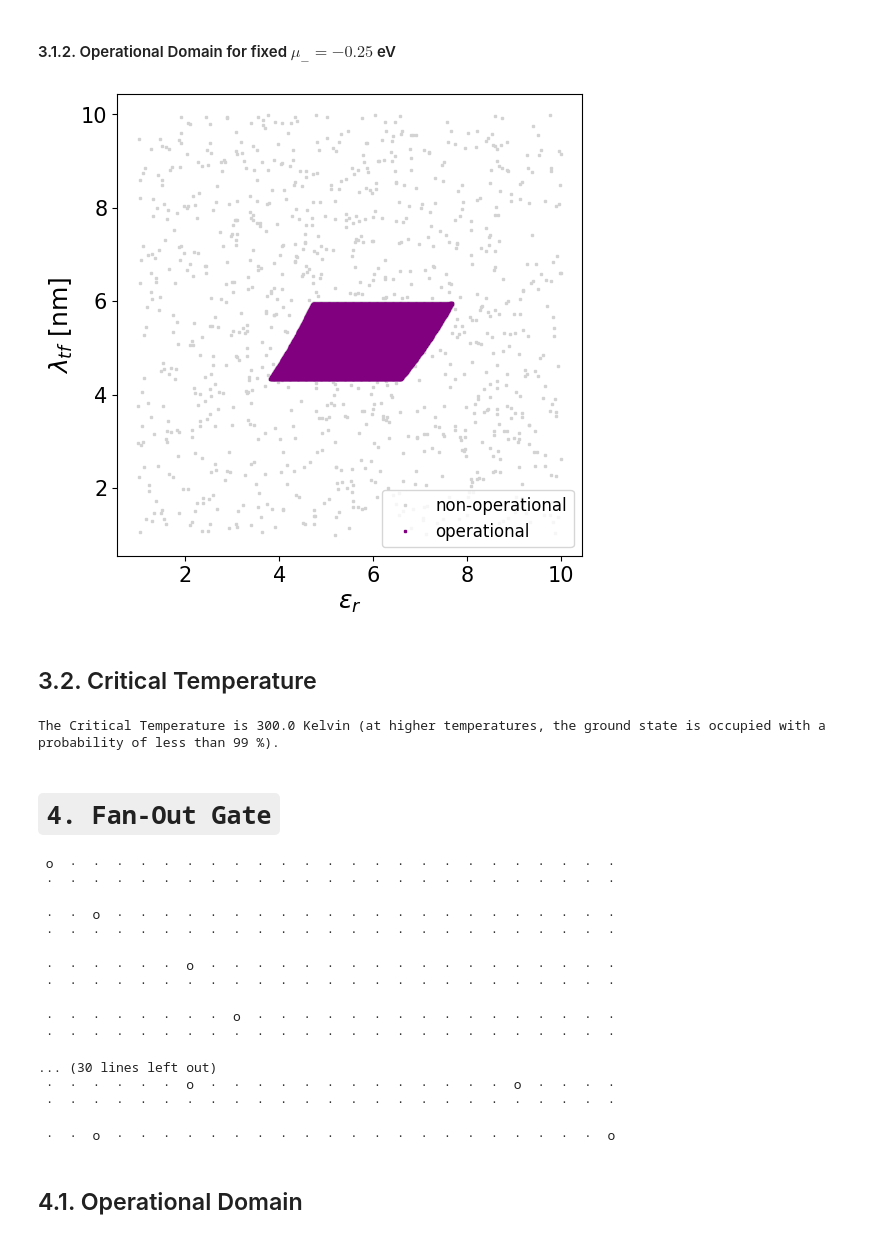
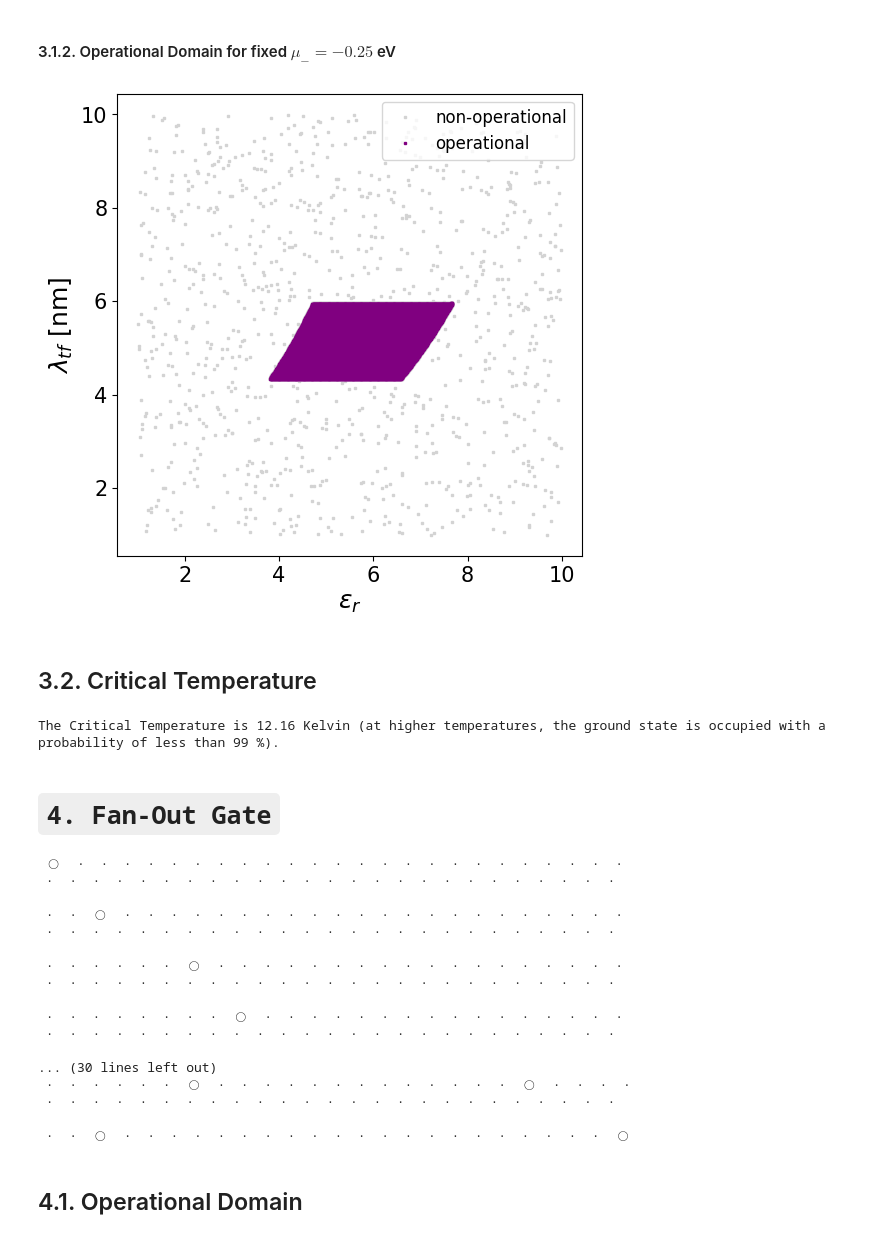
Before and after one commit to cda-tum/mnt-sidb-technology-demo, a Jupyter notebook: notebooks/sidb_gate_designs_and_analysis.ipynb, the cells around one changed output. Cells and saved outputs as stored; diff of their text form; code cells hidden in the pictures.

```diff
--- a/notebooks/sidb_gate_designs_and_analysis.ipynb
+++ b/notebooks/sidb_gate_designs_and_analysis.ipynb
@@ -154,11 +154,8 @@ physical_parameters.base = 2;
 physical_parameters.epsilon_r = 5.6
 physical_parameters.lambda_tf = 5.0 # (nm)
 physical_parameters.mu_minus = -0.25 # (eV) (energy threshold to change the charge state of a negatively charged SiDB to a neutrally charged SiDB)
-physical_parameters.lat_a = 3.84 # (Å)
-physical_parameters.lat_b = 7.68 # (Å)
-physical_parameters.lat_c = 2.25 # (Å)
 quickexact_parameter = quickexact_params()
-quickexact_parameter.physical_parameters = physical_parameters
+quickexact_parameter.simulation_parameters = physical_parameters
 # %% [markdown]
 <a id='and_simulation_00'></a>
 ## 1.1 Charge Distribution for Input 00
@@ -470,7 +464,7 @@ print_operational_domain_lambda_mu(opdom)
 #### 2.1.2. Operational Domain for fixed $\mu_{-} = -0.25$ eV
 # %%
 opdom_params_epsilon_lambda = operational_domain_params()
-opdom_params_epsilon_lambda.sim_params = physical_parameters
+opdom_params_epsilon_lambda.simulation_parameters = physical_parameters
 opdom_params_epsilon_lambda.x_dimension = sweep_parameter.EPSILON_R
 opdom_params_epsilon_lambda.y_dimension = sweep_parameter.LAMBDA_TF
 opdom_params_epsilon_lambda.x_min = 1
@@ -480,6 +474,6 @@ opdom_params_epsilon_lambda.y_min = 1
 opdom_params_epsilon_lambda.y_max = 10
 opdom_params_epsilon_lambda.y_step = 0.01
 
-opdom = operational_domain_flood_fill(charge_distribution_surface(wire_gate), [create_id_tt()], 1000, opdom_params_epsilon_lambda)
+opdom = operational_domain_flood_fill(charge_distribution_surface_100(wire_gate), [create_id_tt()], 1000, opdom_params_epsilon_lambda)
 print_operational_domain_epsilon_lambda(opdom)
 # %% [output]
@@ -503,6 +494,6 @@ The Critical Temperature is 300.0 Kelvin (at higher temperatures, the ground sta
 # ``3. OR Gate``
 # %%
 # we also provide a function to read in sqd-files
-or_gate = read_sqd_layout('../sidb_gates/sqd/or_v0.sqd')
+or_gate = read_sqd_layout_100('../sidb_gates/sqd/or_v0.sqd')
 print(or_gate)
 # %% [output]
@@ -538,49 +529,46 @@ print_operational_domain_lambda_mu(opdom)
 <a id='or_operational_domain_fixed_mu'></a>
 #### 3.1.2. Operational Domain for fixed $\mu_{-} = -0.25$ eV
 # %%
-opdom = operational_domain_flood_fill(charge_distribution_surface(or_gate), [create_or_tt()], 1000, opdom_params_epsilon_lambda)
+opdom = operational_domain_flood_fill(charge_distribution_surface_100(or_gate), [create_or_tt()], 1000, opdom_params_epsilon_lambda)
 print_operational_domain_epsilon_lambda(opdom)
 # %% [output]
-[figure, old version]
+[figure, new version]
 # %% [markdown]
 <a id='or_critical_temperature'></a>
 ## 3.2. Critical Temperature
 # %%
 ct_params = critical_temperature_params()
-quicksim_parameter = quicksim_params()
-quicksim_parameter.phys_params = physical_parameters
-ct_params.simulation_params = quicksim_parameter
 ct_params.max_temperature = 300
 ct_stats = critical_temperature_stats()
-critical_temperature_non_gate_based(charge_distribution_surface(or_gate), ct_params, ct_stats)
+critical_temperature_non_gate_based(charge_distribution_surface_100(or_gate), ct_params, ct_stats)
 print("The Critical Temperature is \033[1m" + str(ct_stats.critical_temperature) + " Kelvin\033[0m (at higher temperatures, the ground state is occupied with a probability of less than 99 %).")
 # %% [output]
-The Critical Temperature is 300.0 Kelvin (at higher temperatures, the ground state is occupied with a probability of less than 99 %).
+The Critical Temperature is 12.16 Kelvin (at higher temperatures, the ground state is occupied with a probability of less than 99 %).
 # %% [markdown]
 <a id='fan_out'></a>
 # ``4. Fan-Out Gate``
 # %%
 # we also provide a function to read in sqd-files
-fan_out_gate = read_sqd_layout('../sidb_gates/sqd/fan_out_v0.sqd')
+fan_out_gate = read_sqd_layout_100('../sidb_gates/sqd/fan_out_v0.sqd')
 print(fan_out_gate)
 # %% [output]
- o  ·  ·  ·  ·  ·  ·  ·  ·  ·  ·  ·  ·  ·  ·  ·  ·  ·  ·  ·  ·  ·  ·  ·  ·
+ ◯  ·  ·  ·  ·  ·  ·  ·  ·  ·  ·  ·  ·  ·  ·  ·  ·  ·  ·  ·  ·  ·  ·  ·  ·
  ·  ·  ·  ·  ·  ·  ·  ·  ·  ·  ·  ·  ·  ·  ·  ·  ·  ·  ·  ·  ·  ·  ·  ·  ·
 
- ·  ·  o  ·  ·  ·  ·  ·  ·  ·  ·  ·  ·  ·  ·  ·  ·  ·  ·  ·  ·  ·  ·  ·  ·
+ ·  ·  ◯  ·  ·  ·  ·  ·  ·  ·  ·  ·  ·  ·  ·  ·  ·  ·  ·  ·  ·  ·  ·  ·  ·
  ·  ·  ·  ·  ·  ·  ·  ·  ·  ·  ·  ·  ·  ·  ·  ·  ·  ·  ·  ·  ·  ·  ·  ·  ·
 
- ·  ·  ·  ·  ·  ·  o  ·  ·  ·  ·  ·  ·  ·  ·  ·  ·  ·  ·  ·  ·  ·  ·  ·  ·
+ ·  ·  ·  ·  ·  ·  ◯  ·  ·  ·  ·  ·  ·  ·  ·  ·  ·  ·  ·  ·  ·  ·  ·  ·  ·
  ·  ·  ·  ·  ·  ·  ·  ·  ·  ·  ·  ·  ·  ·  ·  ·  ·  ·  ·  ·  ·  ·  ·  ·  ·
 
- ·  ·  ·  ·  ·  ·  ·  ·  o  ·  ·  ·  ·  ·  ·  ·  ·  ·  ·  ·  ·  ·  ·  ·  ·
+ ·  ·  ·  ·  ·  ·  ·  ·  ◯  ·  ·  ·  ·  ·  ·  ·  ·  ·  ·  ·  ·  ·  ·  ·  ·
  ·  ·  ·  ·  ·  ·  ·  ·  ·  ·  ·  ·  ·  ·  ·  ·  ·  ·  ·  ·  ·  ·  ·  ·  ·
 
 ... (30 lines left out)
- ·  ·  ·  ·  ·  ·  o  ·  ·  ·  ·  ·  ·  ·  ·  ·  ·  ·  ·  ·  o  ·  ·  ·  ·
+ ·  ·  ·  ·  ·  ·  ◯  ·  ·  ·  ·  ·  ·  ·  ·  ·  ·  ·  ·  ·  ◯  ·  ·  ·  ·
  ·  ·  ·  ·  ·  ·  ·  ·  ·  ·  ·  ·  ·  ·  ·  ·  ·  ·  ·  ·  ·  ·  ·  ·  ·
 
- ·  ·  o  ·  ·  ·  ·  ·  ·  ·  ·  ·  ·  ·  ·  ·  ·  ·  ·  ·  ·  ·  ·  ·  o
+ ·  ·  ◯  ·  ·  ·  ·  ·  ·  ·  ·  ·  ·  ·  ·  ·  ·  ·  ·  ·  ·  ·  ·  ·  ◯
 # %% [markdown]
 <a id='fan_out_operational_domain'></a>
 ## 4.1. Operational Domain
```
Also changed, not shown: parts of 18 cells of this notebook.
